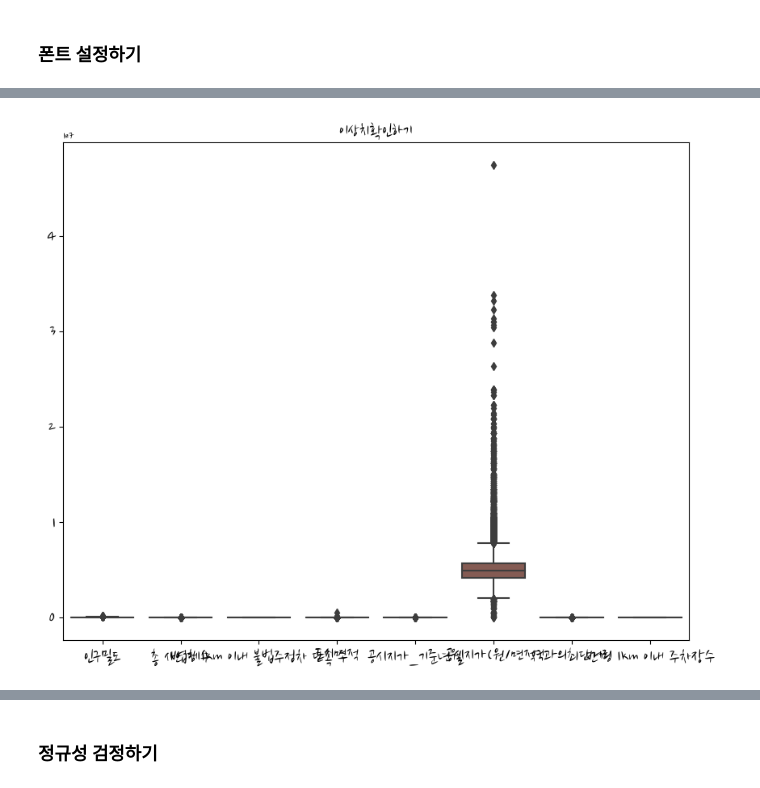
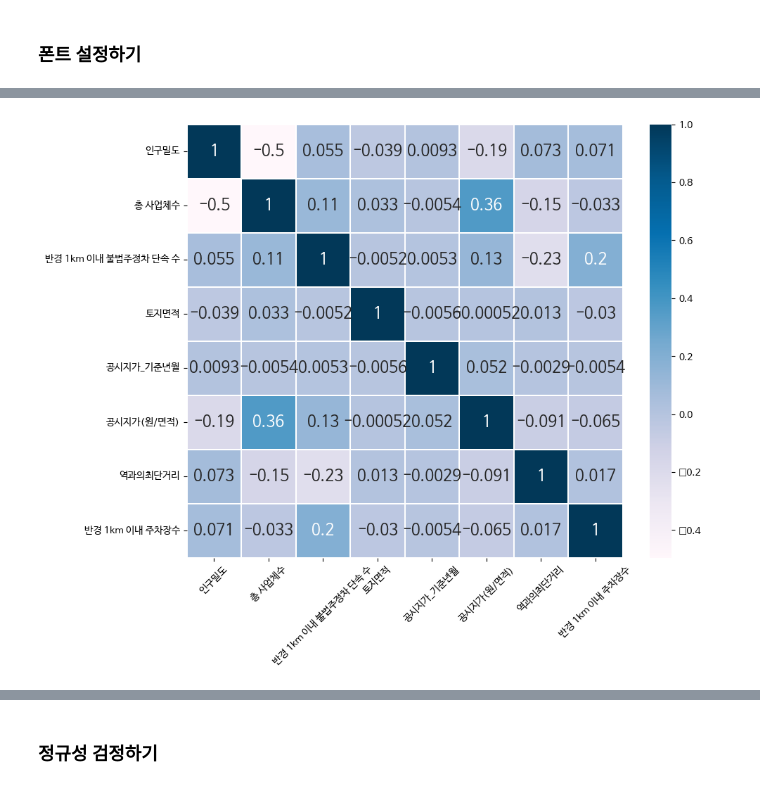
Before and after one commit to kgh1997/Project_Seoul_Gwangjin_gu, a Jupyter notebook: Preprocessing.ipynb, the cells around one changed output, grey strips where cells are left out. Cells and saved outputs as stored; diff of their text form; code cells hidden in the pictures.

```diff
--- a/Preprocessing.ipynb
+++ b/Preprocessing.ipynb
@@ -131,14 +131,13 @@ adr_df.describe()
 | 75% | 46032.500000 | 79.000000 | 28.000000 | 217.500000 | 4.000000 | 5.647000e+06 | 864.000000 | 116.000000 |
 | max | 138678.800000 | 1448.000000 | 45.000000 | 501359.000000 | 5.000000 | 4.750000e+07 | 1907.000000 | 174.000000 |
 # %%
-# 이상치 확인하기
+### 변수간 상관관계 분석하기
 import matplotlib.pyplot as plt
 import seaborn as sns
+corr = adr_df.corr()
 plt.figure(figsize=(10,8))
-sns.boxplot(adr_df)
-plt.title("이상치확인하기",fontsize=16)
-plt.xticks(fontsize=16)
-plt.yticks(fontsize=16)
+sns.heatmap(corr,cmap=plt.cm.PuBu,annot=True, annot_kws = {"size" : 16},linecolor = "white",linewidths = 0.1)
+plt.xticks(rotation=45)
 plt.show()
 # %% [output]
-[figure, old version]
+[figure, new version]
```
Also changed, not shown: parts of 25 cells of this notebook, 3 other files.
